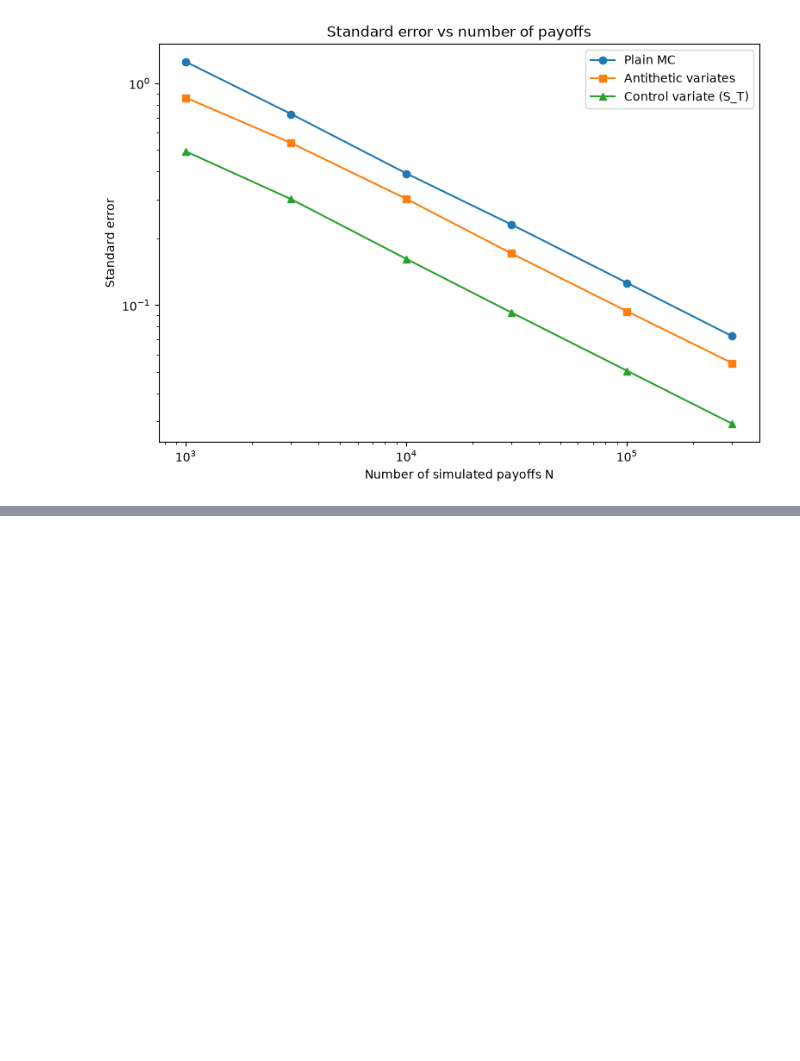
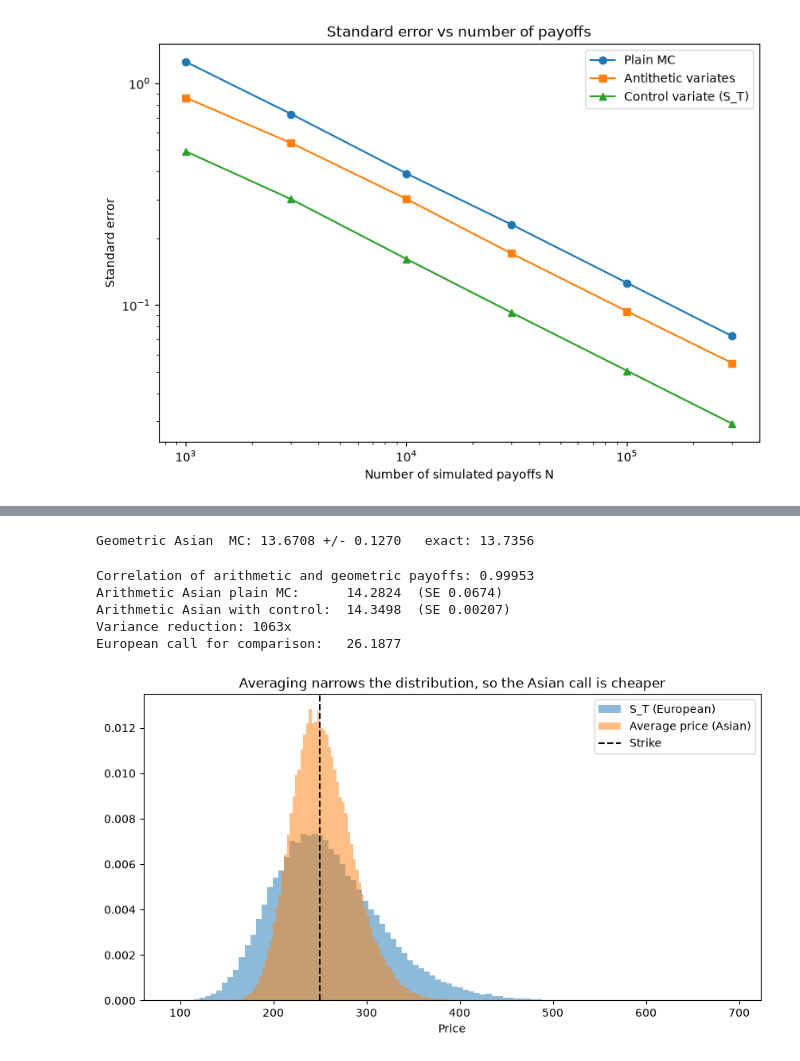
Before and after one commit to lewis-shearer/Monte_Carlo_Option_Pricing, a Jupyter notebook: option_pricing.ipynb, the cells around one changed output, grey strips where cells are left out. Drawn from its saved outputs; the diff is of its cells as text; code cells hidden in the pictures; blank space fills up the shorter version.

Commit message:
Price Asian and barrier options and compare finite-difference Greeks with analytic ones

```diff
--- a/option_pricing.ipynb
+++ b/option_pricing.ipynb
@@ -342,0 +364,48 @@ plt.show()
+# %%
+n_steps = 252
+n_paths = 100000
+paths = simulate_gbm(S0, r, sigma, T, n_steps, n_paths)
+monitored = paths[:, 1:]   # the 252 daily closes (not S0)
+
+arith_avg = monitored.mean(axis=1)
+geo_avg = np.exp(np.log(monitored).mean(axis=1))
+
+Y_arith = np.exp(-r * T) * np.maximum(arith_avg - K, 0)
+Y_geo = np.exp(-r * T) * np.maximum(geo_avg - K, 0)
+
+geo_exact = geometric_asian_call(S0, K, T, r, sigma, n_steps)
+print(f'Geometric Asian  MC: {Y_geo.mean():.4f} +/- {1.96*Y_geo.std(ddof=1)/np.sqrt(n_paths):.4f}   exact: {geo_exact:.4f}')
+# %% [output]
+Geometric Asian  MC: 13.6708 +/- 0.1270   exact: 13.7356
+# %%
+# Arithmetic Asian: plain MC and with the geometric option as control variate
+asian_plain = Y_arith.mean()
+asian_plain_se = Y_arith.std(ddof=1) / np.sqrt(n_paths)
+
+b = np.cov(Y_arith, Y_geo)[0, 1] / np.var(Y_geo, ddof=1)
+Y_asian_cv = Y_arith - b * (Y_geo - geo_exact)
+asian_cv = Y_asian_cv.mean()
+asian_cv_se = Y_asian_cv.std(ddof=1) / np.sqrt(n_paths)
+
+print('Correlation of arithmetic and geometric payoffs:', round(np.corrcoef(Y_arith, Y_geo)[0, 1], 5))
+print(f'Arithmetic Asian plain MC:      {asian_plain:.4f}  (SE {asian_plain_se:.4f})')
+print(f'Arithmetic Asian with control:  {asian_cv:.4f}  (SE {asian_cv_se:.5f})')
+print(f'Variance reduction: {(asian_plain_se / asian_cv_se)**2:.0f}x')
+print(f'European call for comparison:   {call_bs:.4f}')
+# %% [output]
+Correlation of arithmetic and geometric payoffs: 0.99953
+Arithmetic Asian plain MC:      14.2824  (SE 0.0674)
+Arithmetic Asian with control:  14.3498  (SE 0.00207)
+Variance reduction: 1063x
+European call for comparison:   26.1877
+# %%
+plt.figure(figsize=(10, 5))
+plt.hist(paths[:, -1], bins=100, alpha=0.5, density=True, label='S_T (European)')
+plt.hist(arith_avg, bins=100, alpha=0.5, density=True, label='Average price (Asian)')
+plt.axvline(K, color='black', linestyle='--', label='Strike')
+plt.title('Averaging narrows the distribution, so the Asian call is cheaper')
+plt.xlabel('Price')
+plt.legend()
+plt.show()
+# %% [output]
+[figure, added]
```
Also changed, not shown: parts of 14 cells of this notebook.
